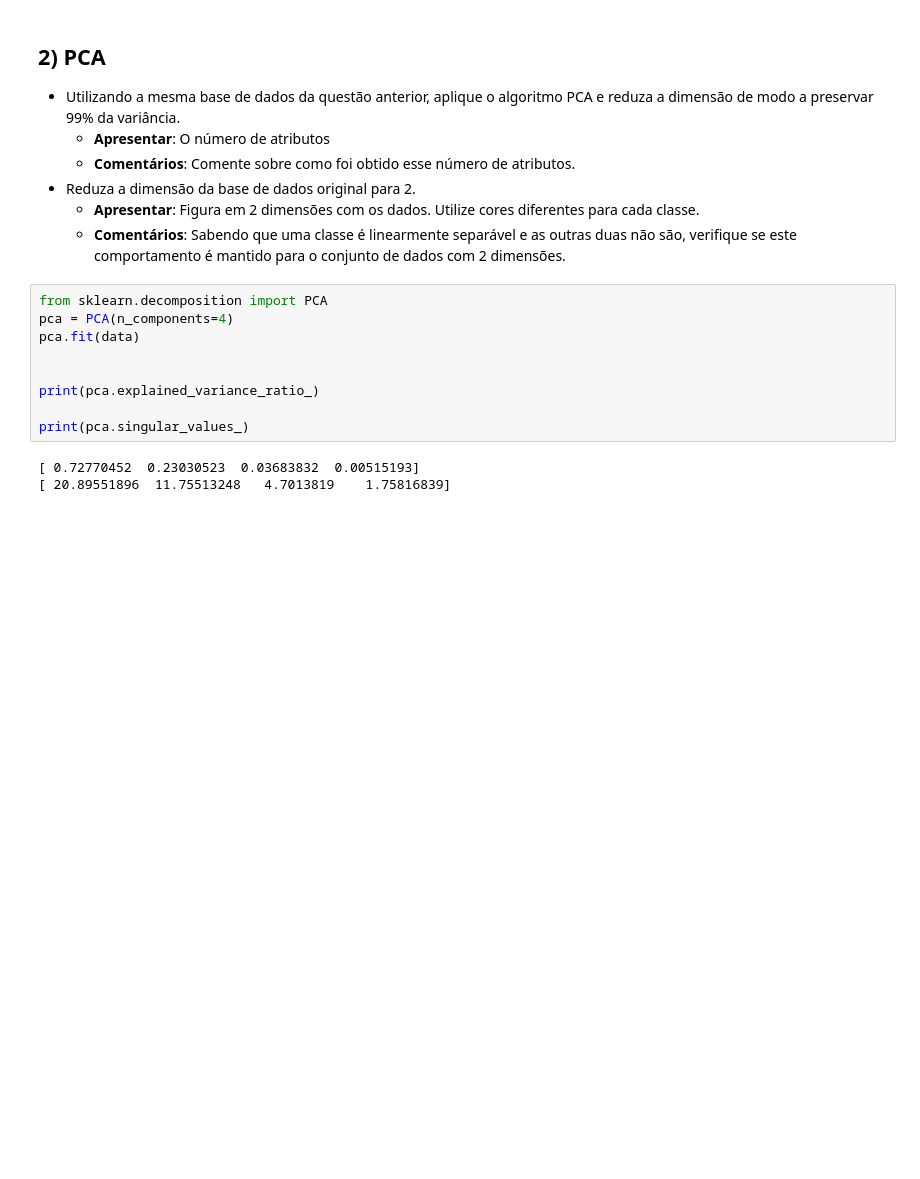
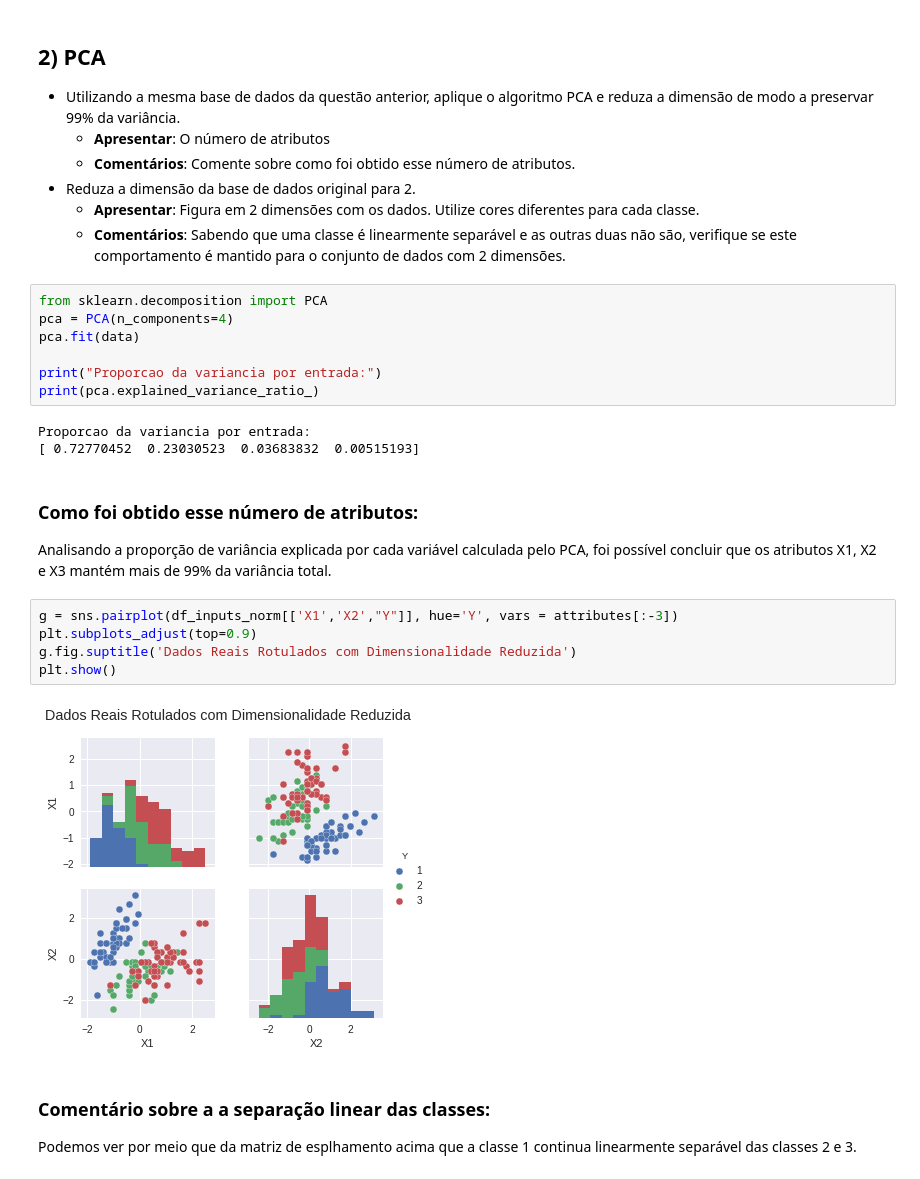
Before and after one commit to DaviBrg/machine_learning-ckp8277, a Jupyter notebook: exercise_5/exercise_5_machine_learning.ipynb, the cells around one changed output. Cells and saved outputs as stored; diff of their text form; blank space fills up the shorter version.

```diff
--- a/exercise_5/exercise_5_machine_learning.ipynb
+++ b/exercise_5/exercise_5_machine_learning.ipynb
@@ -184,10 +184,21 @@ from sklearn.decomposition import PCA
 pca = PCA(n_components=4)
 pca.fit(data)
 
-
+print("Proporcao da variancia por entrada:")
 print(pca.explained_variance_ratio_)
-
-print(pca.singular_values_)
 # %% [output]
+Proporcao da variancia por entrada:
 [ 0.72770452  0.23030523  0.03683832  0.00515193]
-[ 20.89551896  11.75513248   4.7013819    1.75816839]
+# %% [markdown]
+### Como foi obtido esse número de atributos:
+Analisando a proporção de variância explicada por cada variável calculada pelo PCA, foi possível concluir que os atributos X1, X2 e X3 mantém mais de 99% da variância total.
+# %%
+g = sns.pairplot(df_inputs_norm[['X1','X2',"Y"]], hue='Y', vars = attributes[:-3])
+plt.subplots_adjust(top=0.9)
+g.fig.suptitle('Dados Reais Rotulados com Dimensionalidade Reduzida')
+plt.show()
+# %% [output]
+[figure, added]
+# %% [markdown]
+### Comentário sobre a a separação linear das classes:
+Podemos ver por meio que da matriz de esplhamento acima que a classe 1 continua linearmente separável das classes 2 e 3.
```
Also changed, not shown: parts of 3 cells of this notebook.
